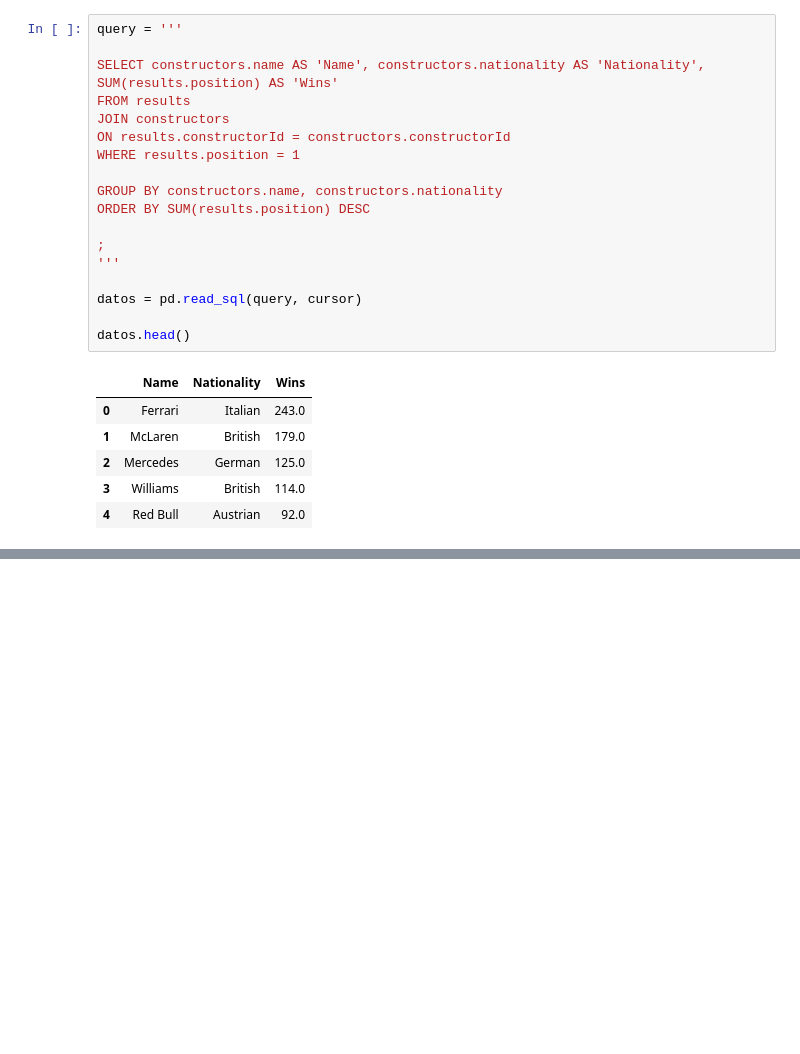
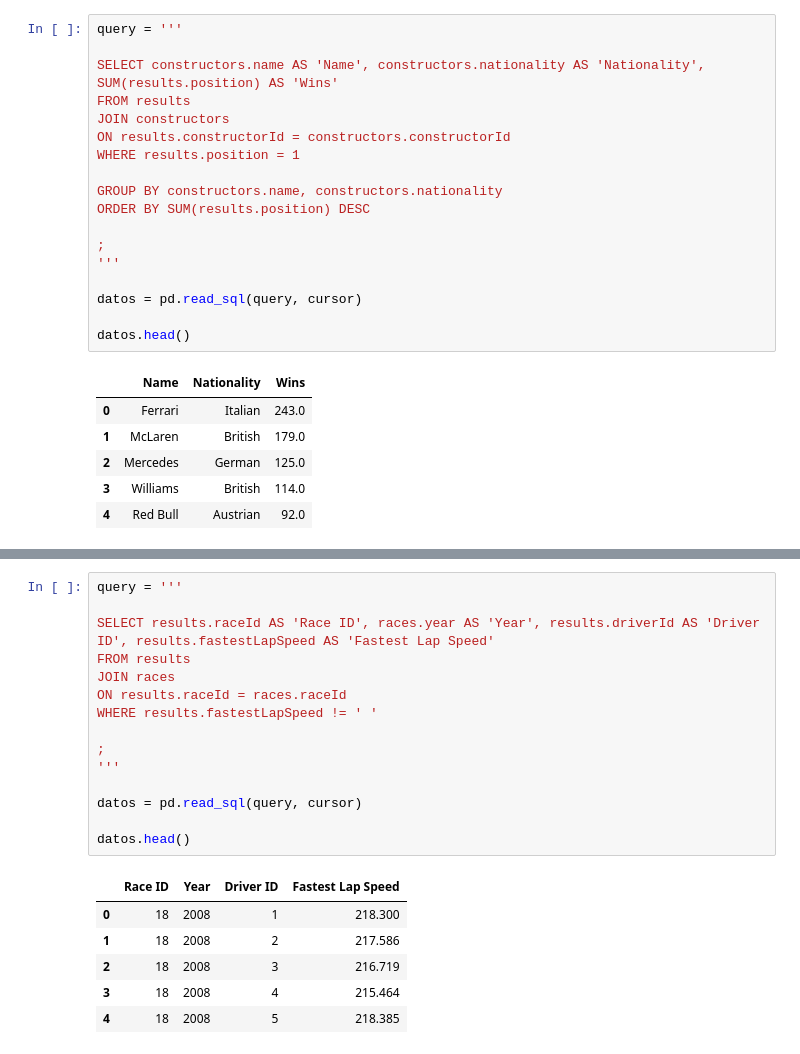
Before and after one commit to JuanGouveia/Final-Project, a Jupyter notebook: SQL/sql_queries.ipynb, the cells around one changed output, grey strips where cells are left out. Cells and saved outputs as stored; diff of their text form; blank space fills up the shorter version.

```diff
--- a/SQL/sql_queries.ipynb
+++ b/SQL/sql_queries.ipynb
@@ -261,0 +232,22 @@ SELECT COUNT(races.year) AS 'Season Wins', constructor_results.constructorId AS
+# %%
+query = '''
+
+SELECT results.raceId AS 'Race ID', races.year AS 'Year', results.driverId AS 'Driver ID', results.fastestLapSpeed AS 'Fastest Lap Speed'
+FROM results
+JOIN races
+ON results.raceId = races.raceId
+WHERE results.fastestLapSpeed != ' '
+
+;
+'''
+
+datos = pd.read_sql(query, cursor)
+
+datos.head()
+# %% [output]
+|  | Race ID | Year | Driver ID | Fastest Lap Speed |
+| 0 | 18 | 2008 | 1 | 218.300 |
+| 1 | 18 | 2008 | 2 | 217.586 |
+| 2 | 18 | 2008 | 3 | 216.719 |
+| 3 | 18 | 2008 | 4 | 215.464 |
+| 4 | 18 | 2008 | 5 | 218.385 |
```
Also changed, not shown: parts of 6 cells of this notebook, 23 other files.
